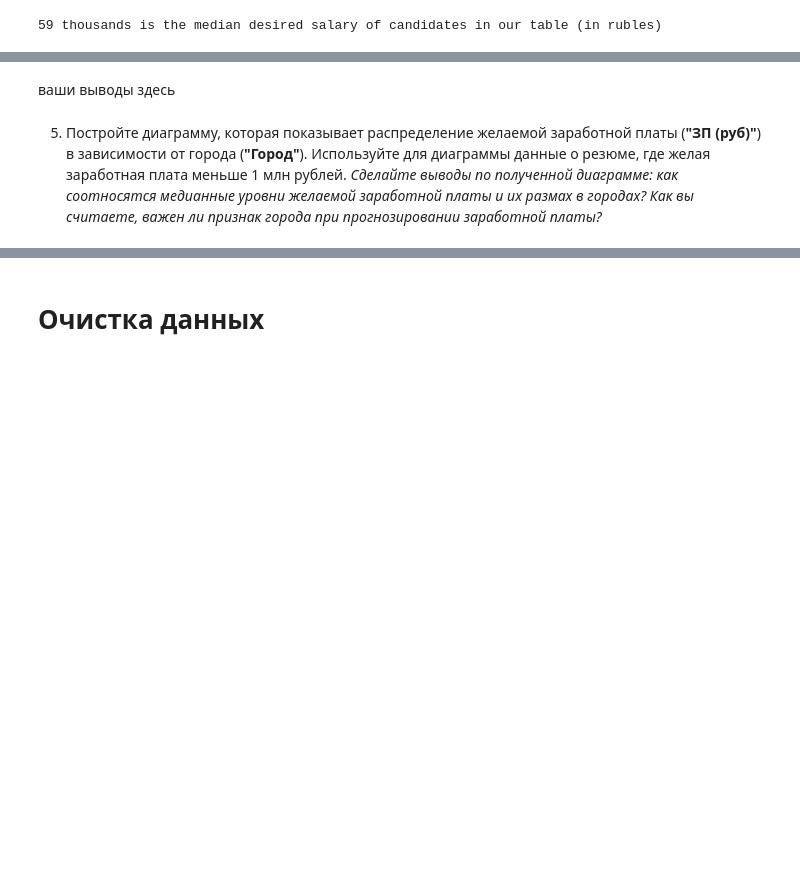
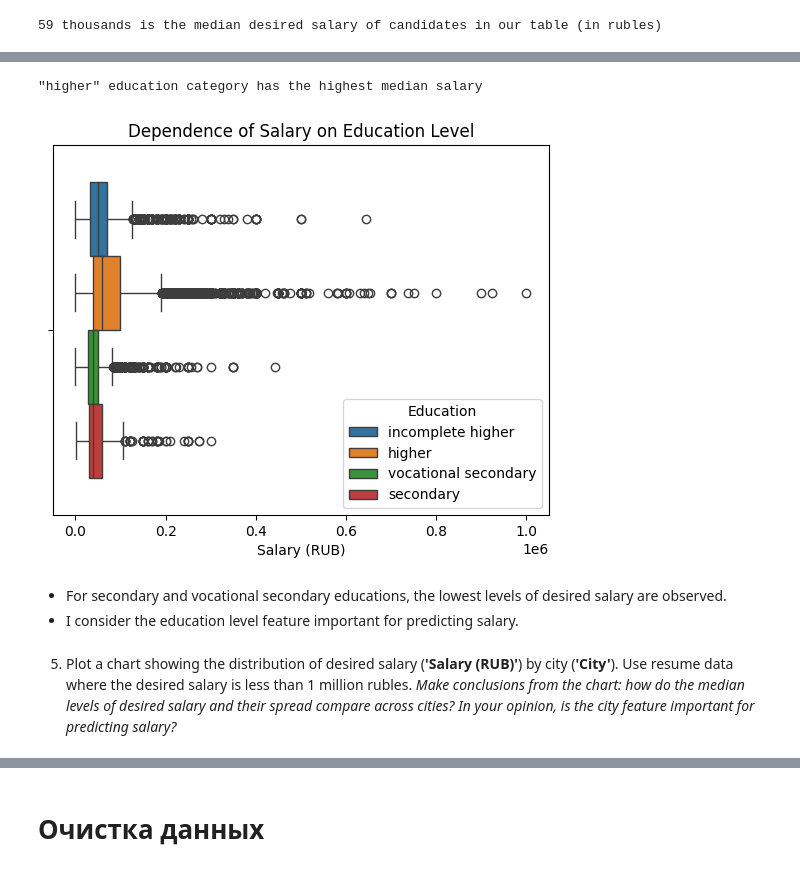
Before and after one commit to azudilins/sf_data_science_eng, a Jupyter notebook: project_1/Project 1.ipynb, the cells around one changed output, grey strips where cells are left out. Cells and saved outputs as stored; diff of their text form; code cells hidden in the pictures; blank space fills up the shorter version.

```diff
--- a/project_1/Project 1.ipynb
+++ b/project_1/Project 1.ipynb
@@ -570,8 +548,19 @@ print(f'{median_salary} thousands is the median desired salary of candidates in
 # %%
-# ваш код здесь
+boxplot = sns.boxplot(
+    data=hh_data[hh_data['Salary (RUB)'] <= 1e6],
+    x='Salary (RUB)', hue='Education'
+)
+boxplot.set_title('Dependence of Salary on Education Level');
+
+highest_salary = hh_data.groupby('Education')['Salary (RUB)'].median().sort_values(ascending=False).index[0]
+print(f'"{highest_salary}" education category has the highest median salary')
+# %% [output]
+"higher" education category has the highest median salary
+[figure, added]
 # %% [markdown]
-ваши выводы здесь
+* For secondary and vocational secondary educations, the lowest levels of desired salary are observed.
+* I consider the education level feature important for predicting salary.
 # %% [markdown]
-5. Постройте диаграмму, которая показывает распределение желаемой заработной платы (**"ЗП (руб)"**) в зависимости от города (**"Город"**). Используйте для диаграммы данные о резюме, где желая заработная плата меньше 1 млн рублей.
-*Сделайте выводы по полученной диаграмме: как соотносятся медианные уровни желаемой заработной платы и их размах в городах? Как вы считаете, важен ли признак города при прогнозировании заработной платы?*
+5. Plot a chart showing the distribution of desired salary (**'Salary (RUB)'**) by city (**'City'**). Use resume data where the desired salary is less than 1 million rubles.
+*Make conclusions from the chart: how do the median levels of desired salary and their spread compare across cities? In your opinion, is the city feature important for predicting salary?*
 # %%
```
Also changed, not shown: parts of 30 cells of this notebook, 1 other file.
